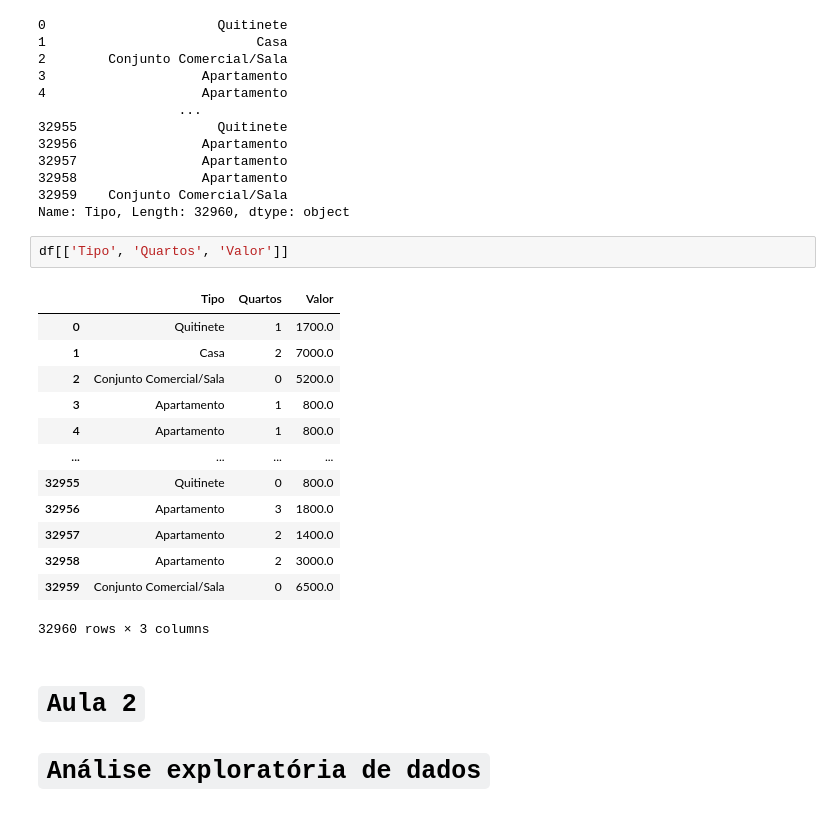
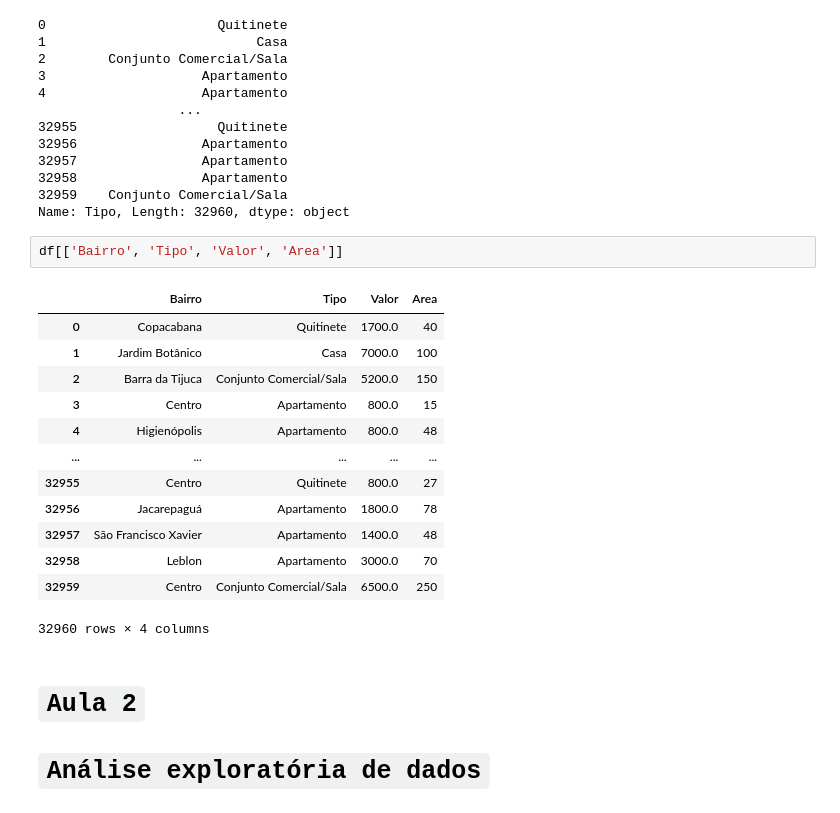
Before and after one commit to KaelDucatti/estudos-ds, a Jupyter notebook: python_for_ds/04_pandas_start/notebook_inicial.ipynb, the cells around one changed output. Drawn from its saved outputs; the diff is of its cells as text.

```diff
--- a/python_for_ds/04_pandas_start/notebook_inicial.ipynb
+++ b/python_for_ds/04_pandas_start/notebook_inicial.ipynb
@@ -104,21 +104,21 @@ df['Tipo']
 32959    Conjunto Comercial/Sala
 Name: Tipo, Length: 32960, dtype: object
 # %%
-df[['Tipo', 'Quartos', 'Valor']]
+df[['Bairro', 'Tipo', 'Valor', 'Area']]
 # %% [output]
-|  | Tipo | Quartos | Valor |
-| 0 | Quitinete | 1 | 1700.0 |
-| 1 | Casa | 2 | 7000.0 |
-| 2 | Conjunto Comercial/Sala | 0 | 5200.0 |
-| 3 | Apartamento | 1 | 800.0 |
-| 4 | Apartamento | 1 | 800.0 |
-| ... | ... | ... | ... |
-| 32955 | Quitinete | 0 | 800.0 |
-| 32956 | Apartamento | 3 | 1800.0 |
-| 32957 | Apartamento | 2 | 1400.0 |
-| 32958 | Apartamento | 2 | 3000.0 |
-| 32959 | Conjunto Comercial/Sala | 0 | 6500.0 |
+|  | Bairro | Tipo | Valor | Area |
+| 0 | Copacabana | Quitinete | 1700.0 | 40 |
+| 1 | Jardim Botânico | Casa | 7000.0 | 100 |
+| 2 | Barra da Tijuca | Conjunto Comercial/Sala | 5200.0 | 150 |
+| 3 | Centro | Apartamento | 800.0 | 15 |
+| 4 | Higienópolis | Apartamento | 800.0 | 48 |
+| ... | ... | ... | ... | ... |
+| 32955 | Centro | Quitinete | 800.0 | 27 |
+| 32956 | Jacarepaguá | Apartamento | 1800.0 | 78 |
+| 32957 | São Francisco Xavier | Apartamento | 1400.0 | 48 |
+| 32958 | Leblon | Apartamento | 3000.0 | 70 |
+| 32959 | Centro | Conjunto Comercial/Sala | 6500.0 | 250 |
-32960 rows × 3 columns
+32960 rows × 4 columns
 # %% [markdown]
 # `Aula 2`
 # `Análise exploratória de dados`
```
Also changed, not shown: parts of 11 cells of this notebook.
